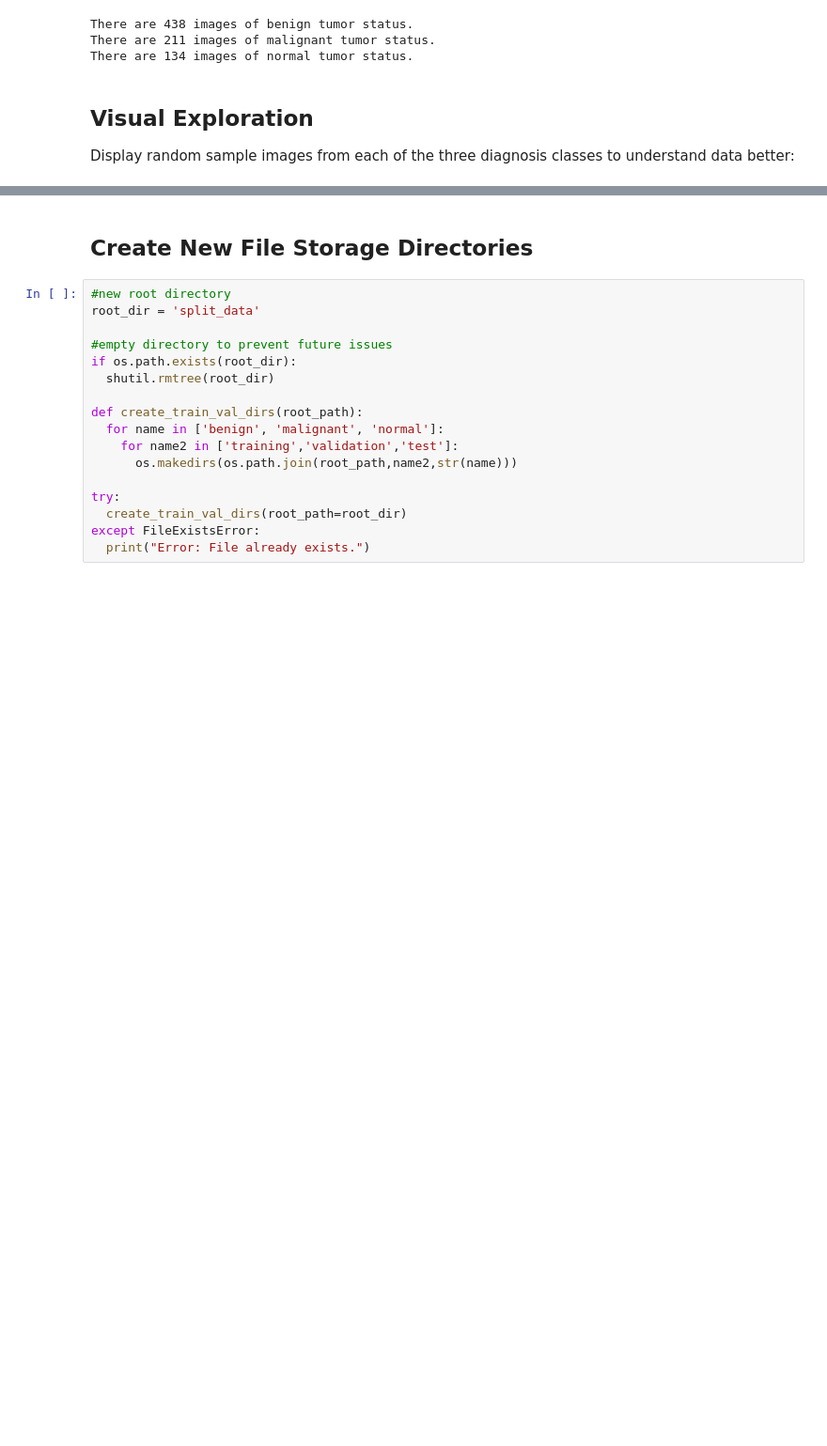
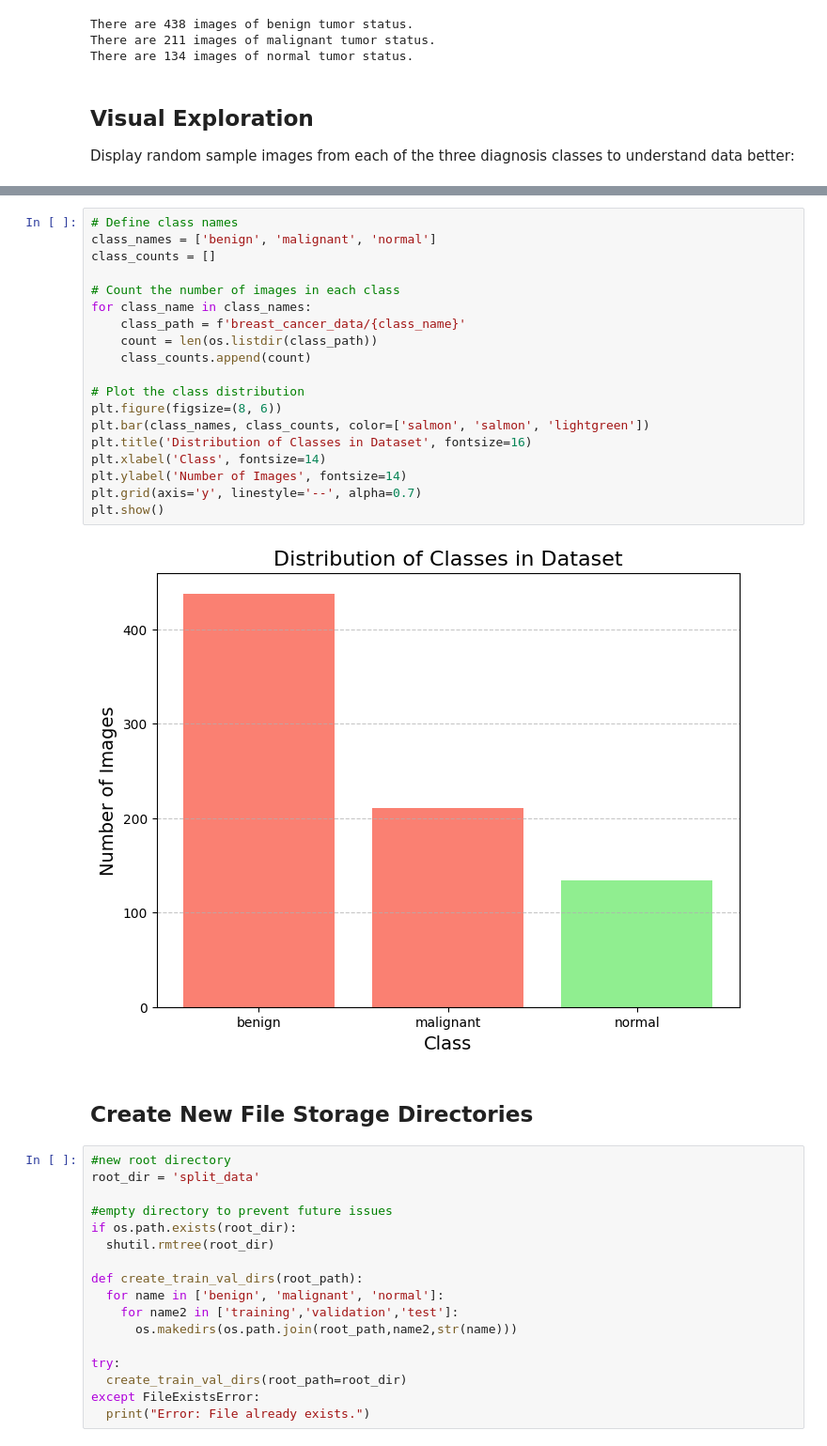
Before and after one commit to slangenhuizen-nu/stat263-finalproject, a Jupyter notebook: milestone_notebook.ipynb, the cells around one changed output, grey strips where cells are left out. Shown at 94% size. Drawn from its saved outputs; the diff is of its cells as text; blank space fills up the shorter version.

```diff
--- a/milestone_notebook.ipynb
+++ b/milestone_notebook.ipynb
@@ -81,3 +83,24 @@ Image size: (696, 841, 3)
+# %%
+# Define class names
+class_names = ['benign', 'malignant', 'normal']
+class_counts = []
+
+# Count the number of images in each class
+for class_name in class_names:
+    class_path = f'breast_cancer_data/{class_name}'
+    count = len(os.listdir(class_path))
+    class_counts.append(count)
+
+# Plot the class distribution
+plt.figure(figsize=(8, 6))
+plt.bar(class_names, class_counts, color=['salmon', 'salmon', 'lightgreen'])
+plt.title('Distribution of Classes in Dataset', fontsize=16)
+plt.xlabel('Class', fontsize=14)
+plt.ylabel('Number of Images', fontsize=14)
+plt.grid(axis='y', linestyle='--', alpha=0.7)
+plt.show()
+# %% [output]
+[figure, added]
 # %% [markdown]
 ## Create New File Storage Directories
 # %%
```
Also changed, not shown: parts of 15 cells of this notebook, 1 other file.
